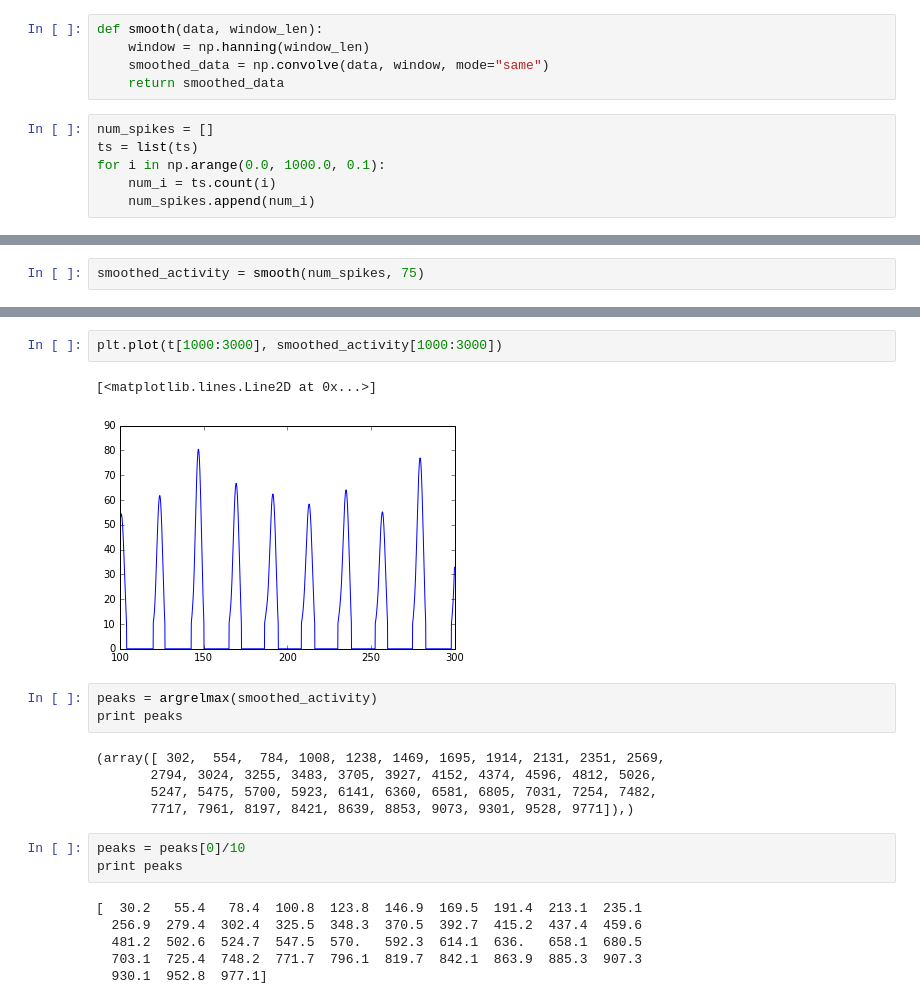
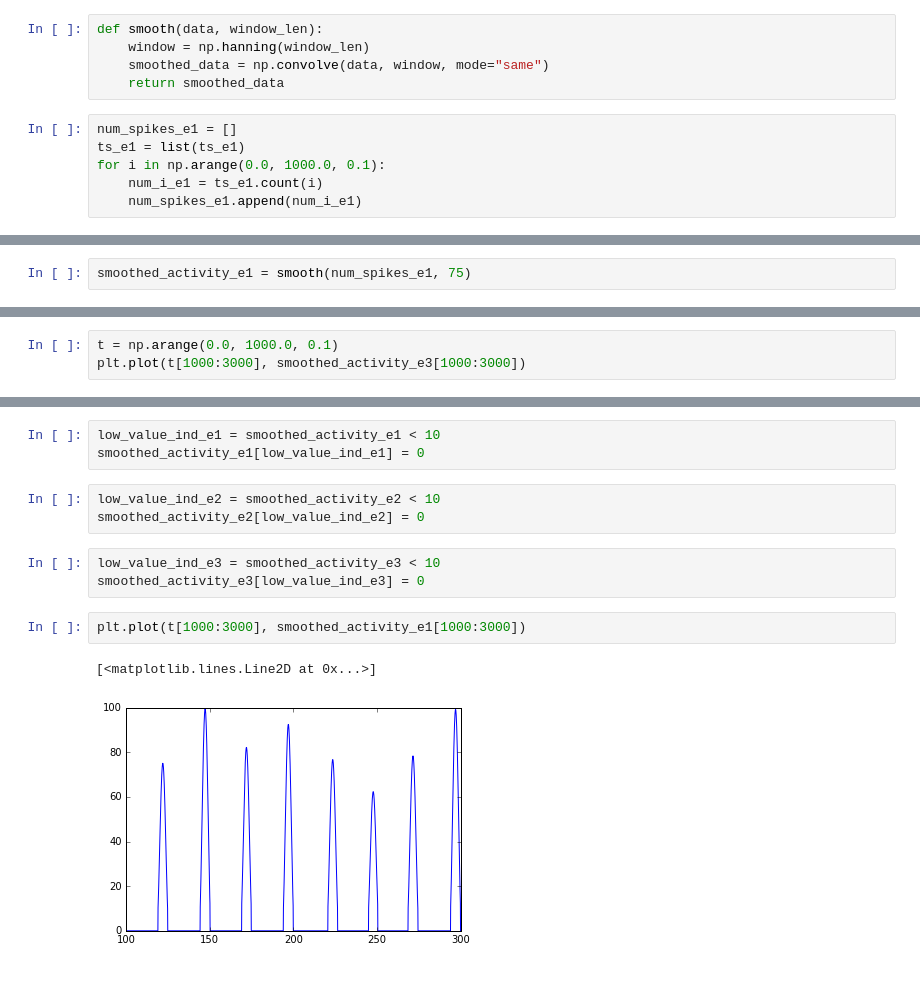
Before and after one commit to jackdkendall/Comp-Neuro, a Jupyter notebook: Nest-sim.ipynb, the cells around one changed output, grey strips where cells are left out. Cells and saved outputs as stored; diff of their text form.

```diff
--- a/Nest-sim.ipynb
+++ b/Nest-sim.ipynb
@@ -69,8 +108,8 @@ def smooth(data, window_len):
     smoothed_data = np.convolve(data, window, mode="same")
     return smoothed_data
 # %%
-num_spikes = []
-ts = list(ts)
+num_spikes_e1 = []
+ts_e1 = list(ts_e1)
 for i in np.arange(0.0, 1000.0, 0.1):
-    num_i = ts.count(i)
-    num_spikes.append(num_i)
+    num_i_e1 = ts_e1.count(i)
+    num_spikes_e1.append(num_i_e1)
@@ -77,2 +128,2 @@ for i in np.arange(0.0, 1000.0, 0.1):
 # %%
-smoothed_activity = smooth(num_spikes, 75)
+smoothed_activity_e1 = smooth(num_spikes_e1, 75)
@@ -87,0 +146,3 @@ smoothed_activity[low_value_ind] = 0
+# %%
+t = np.arange(0.0, 1000.0, 0.1)
+plt.plot(t[1000:3000], smoothed_activity_e3[1000:3000])
@@ -88,22 +152,14 @@ smoothed_activity[low_value_ind] = 0
+# %%
+low_value_ind_e1 = smoothed_activity_e1 < 10
+smoothed_activity_e1[low_value_ind_e1] = 0
+# %%
+low_value_ind_e2 = smoothed_activity_e2 < 10
+smoothed_activity_e2[low_value_ind_e2] = 0
+# %%
+low_value_ind_e3 = smoothed_activity_e3 < 10
+smoothed_activity_e3[low_value_ind_e3] = 0
 # %%
-plt.plot(t[1000:3000], smoothed_activity[1000:3000])
+plt.plot(t[1000:3000], smoothed_activity_e1[1000:3000])
 # %% [output]
 [<matplotlib.lines.Line2D at 0x...>]
-[figure, old version]
+[figure, new version]
-# %%
-peaks = argrelmax(smoothed_activity)
-print peaks
-# %% [output]
-(array([ 302,  554,  784, 1008, 1238, 1469, 1695, 1914, 2131, 2351, 2569,
-       2794, 3024, 3255, 3483, 3705, 3927, 4152, 4374, 4596, 4812, 5026,
-       5247, 5475, 5700, 5923, 6141, 6360, 6581, 6805, 7031, 7254, 7482,
-       7717, 7961, 8197, 8421, 8639, 8853, 9073, 9301, 9528, 9771]),)
-# %%
-peaks = peaks[0]/10
-print peaks
-# %% [output]
-[  30.2   55.4   78.4  100.8  123.8  146.9  169.5  191.4  213.1  235.1
-  256.9  279.4  302.4  325.5  348.3  370.5  392.7  415.2  437.4  459.6
-  481.2  502.6  524.7  547.5  570.   592.3  614.1  636.   658.1  680.5
-  703.1  725.4  748.2  771.7  796.1  819.7  842.1  863.9  885.3  907.3
-  930.1  952.8  977.1]
```
Also changed, not shown: parts of 27 cells of this notebook.
